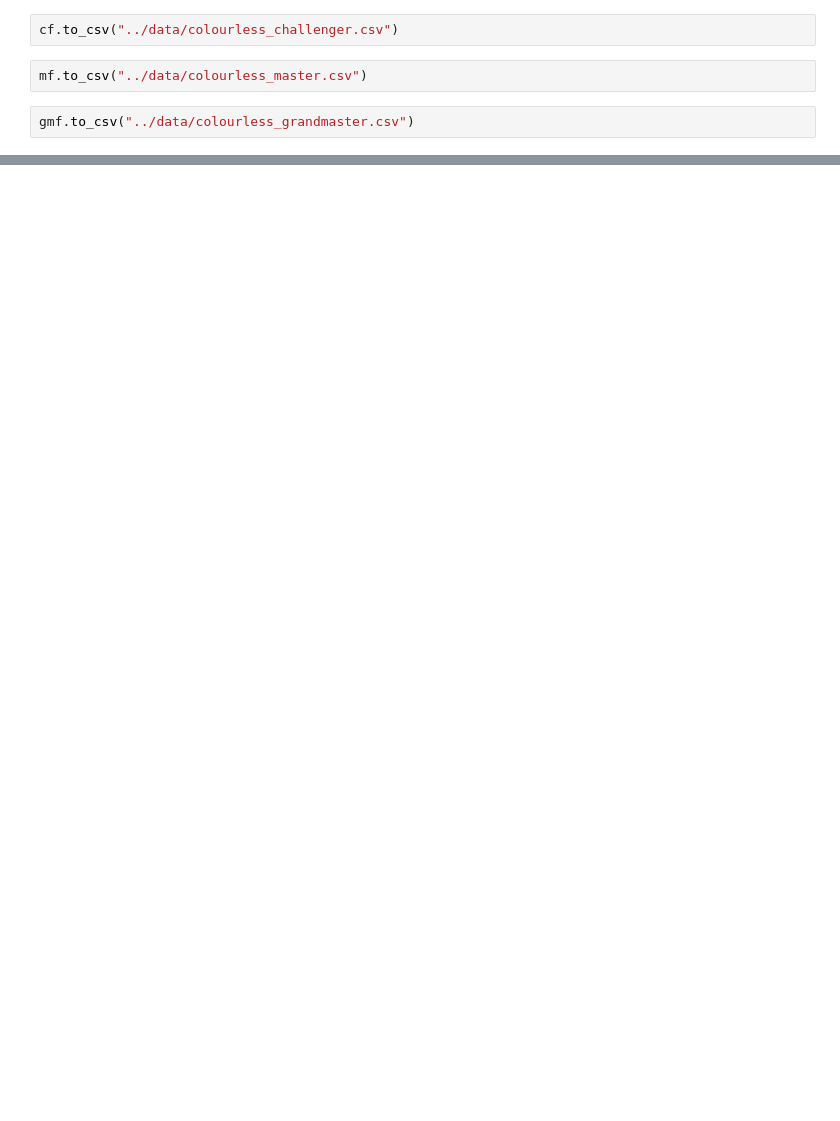
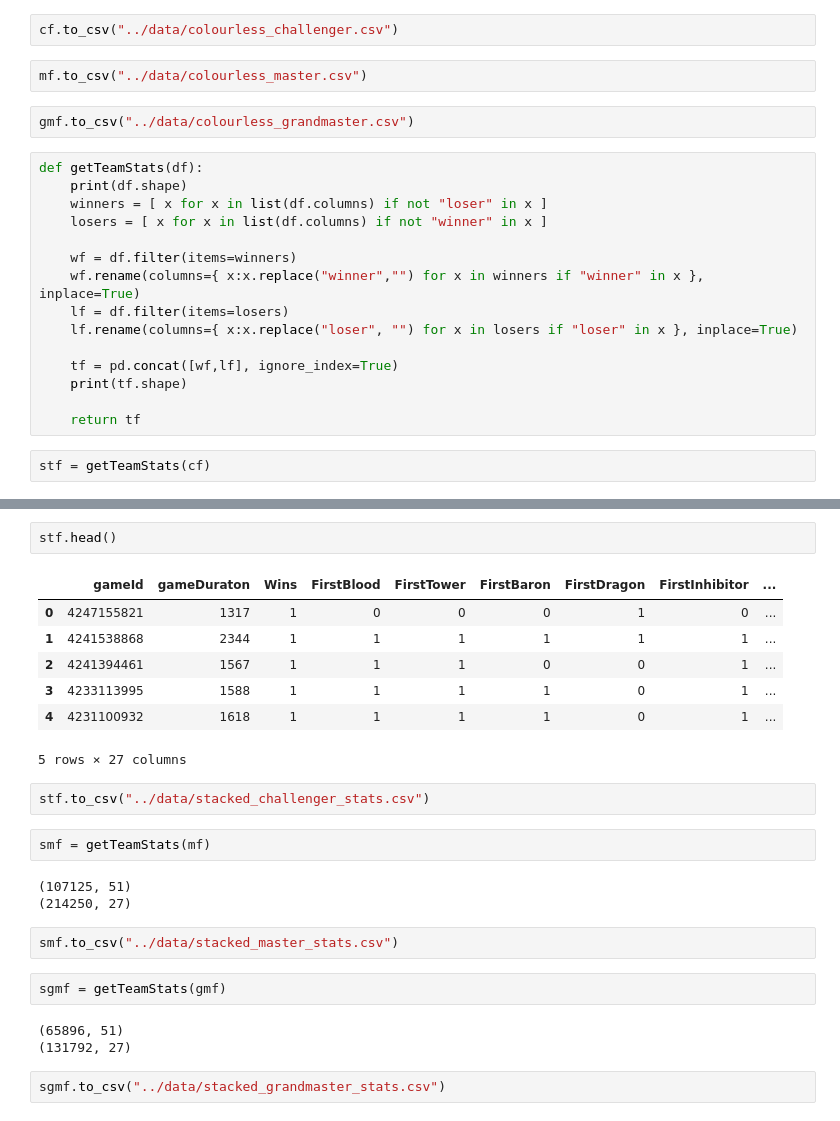
Before and after one commit to tankuk23/im-ml-final-project, a Jupyter notebook: notebooks/im-data-cleaning.ipynb, the cells around one changed output, grey strips where cells are left out. Cells and saved outputs as stored; diff of their text form; blank space fills up the shorter version.

```diff
--- a/notebooks/im-data-cleaning.ipynb
+++ b/notebooks/im-data-cleaning.ipynb
@@ -216,3 +201,20 @@ cf.to_csv("../data/colourless_challenger.csv")
 mf.to_csv("../data/colourless_master.csv")
 # %%
 gmf.to_csv("../data/colourless_grandmaster.csv")
+# %%
+def getTeamStats(df):
+    print(df.shape)
+    winners = [ x for x in list(df.columns) if not "loser" in x ]
+    losers = [ x for x in list(df.columns) if not "winner" in x ]
+
+    wf = df.filter(items=winners)
+    wf.rename(columns={ x:x.replace("winner","") for x in winners if "winner" in x }, inplace=True)
+    lf = df.filter(items=losers)
+    lf.rename(columns={ x:x.replace("loser", "") for x in losers if "loser" in x }, inplace=True)
+
+    tf = pd.concat([wf,lf], ignore_index=True)
+    print(tf.shape)
+
+    return tf
+# %%
+stf = getTeamStats(cf)
@@ -218,0 +234,26 @@ gmf.to_csv("../data/colourless_grandmaster.csv")
+# %%
+stf.head()
+# %% [output]
+|  | gameId | gameDuraton | Wins | FirstBlood | FirstTower | FirstBaron | FirstDragon | FirstInhibitor | ... |
+| 0 | 4247155821 | 1317 | 1 | 0 | 0 | 0 | 1 | 0 | ... |
+| 1 | 4241538868 | 2344 | 1 | 1 | 1 | 1 | 1 | 1 | ... |
+| 2 | 4241394461 | 1567 | 1 | 1 | 1 | 0 | 0 | 1 | ... |
+| 3 | 4233113995 | 1588 | 1 | 1 | 1 | 1 | 0 | 1 | ... |
+| 4 | 4231100932 | 1618 | 1 | 1 | 1 | 1 | 0 | 1 | ... |
+5 rows × 27 columns
+# %%
+stf.to_csv("../data/stacked_challenger_stats.csv")
+# %%
+smf = getTeamStats(mf)
+# %% [output]
+(107125, 51)
+(214250, 27)
+# %%
+smf.to_csv("../data/stacked_master_stats.csv")
+# %%
+sgmf = getTeamStats(gmf)
+# %% [output]
+(65896, 51)
+(131792, 27)
+# %%
+sgmf.to_csv("../data/stacked_grandmaster_stats.csv")
```
Also changed, not shown: parts of 6 cells of this notebook, 25 other files.
